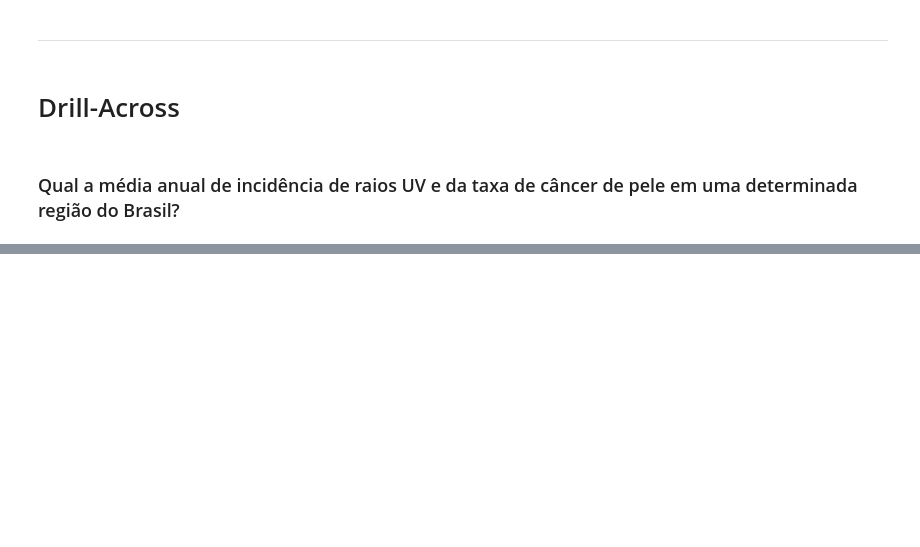
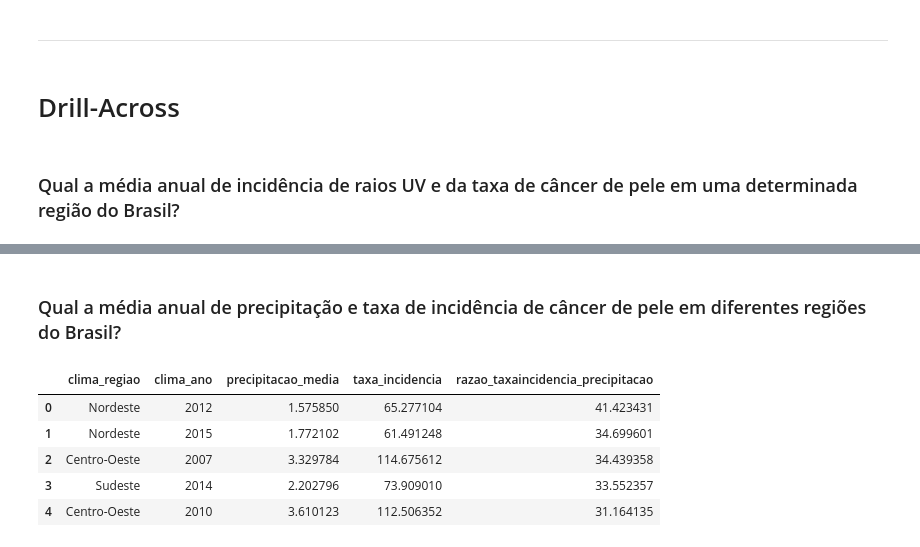
Before and after one commit to rodrigorcz/cancer-climate-dw, a Jupyter notebook: consultas.ipynb, the cells around one changed output, grey strips where cells are left out. Drawn from its saved outputs; the diff is of its cells as text; code cells hidden in the pictures; blank space fills up the shorter version.

```diff
--- a/consultas.ipynb
+++ b/consultas.ipynb
@@ -385,0 +388,65 @@ df.head()
+# %% [markdown]
+### Qual a média anual de precipitação e taxa de incidência de câncer de pele em diferentes regiões do Brasil?
+# %%
+
+query = f"""
+
+WITH clima AS (
+SELECT
+    b.clima_regiao,
+    a.clima_ano,
+    AVG(CAST(f_clima.precipitacao AS DECIMAL)) AS precipitacao_media
+FROM
+    fato_clima f_clima
+JOIN
+    vw_dia a ON f_clima.data_pk = a.data_pk
+JOIN
+    vw_cidade b ON b.localidade_pk = f_clima.localidade_pk
+GROUP BY
+    b.clima_regiao,
+    a.clima_ano
+),
+cancer AS (
+SELECT
+    e.cancer_regiao,
+    a.cancer_ano,
+    AVG(CAST(f_cancer.incidencia_cancer AS FLOAT)) AS taxa_incidencia
+FROM
+    fato_cancer f_cancer
+JOIN
+    vw_estado e ON e.estado_pk = f_cancer.estado_pk
+JOIN
+    dim_metrica m ON m.metrica_pk = f_cancer.metrica_pk
+JOIN
+    vw_ano a ON a.ano_pk = f_cancer.ano_pk
+WHERE
+    m.tipo_metrica LIKE 'Taxa'
+GROUP BY
+    e.cancer_regiao,
+    a.cancer_ano
+)
+
+SELECT
+    clima.clima_regiao,
+    clima.clima_ano,
+    clima.precipitacao_media,
+    cancer.taxa_incidencia,
+    (cancer.taxa_incidencia / clima.precipitacao_media) AS razao_taxaIncidencia_precipitacao
+FROM
+    clima
+JOIN
+    cancer ON clima.clima_regiao = cancer.cancer_regiao AND clima.clima_ano = cancer.cancer_ano
+ORDER BY
+    razao_taxaIncidencia_precipitacao DESC
+"""
+
+
+df = pd.read_sql(query, engine)
+df.head()
+# %% [output]
+|  | clima_regiao | clima_ano | precipitacao_media | taxa_incidencia | razao_taxaincidencia_precipitacao |
+| 0 | Nordeste | 2012 | 1.575850 | 65.277104 | 41.423431 |
+| 1 | Nordeste | 2015 | 1.772102 | 61.491248 | 34.699601 |
+| 2 | Centro-Oeste | 2007 | 3.329784 | 114.675612 | 34.439358 |
+| 3 | Sudeste | 2014 | 2.202796 | 73.909010 | 33.552357 |
+| 4 | Centro-Oeste | 2010 | 3.610123 | 112.506352 | 31.164135 |
```
Also changed, not shown: parts of 10 cells of this notebook.
